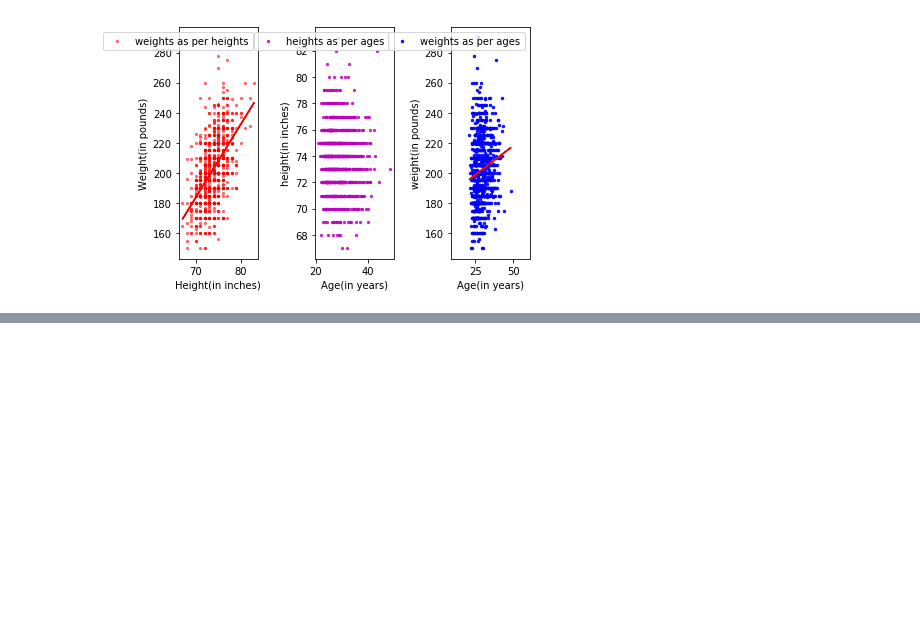
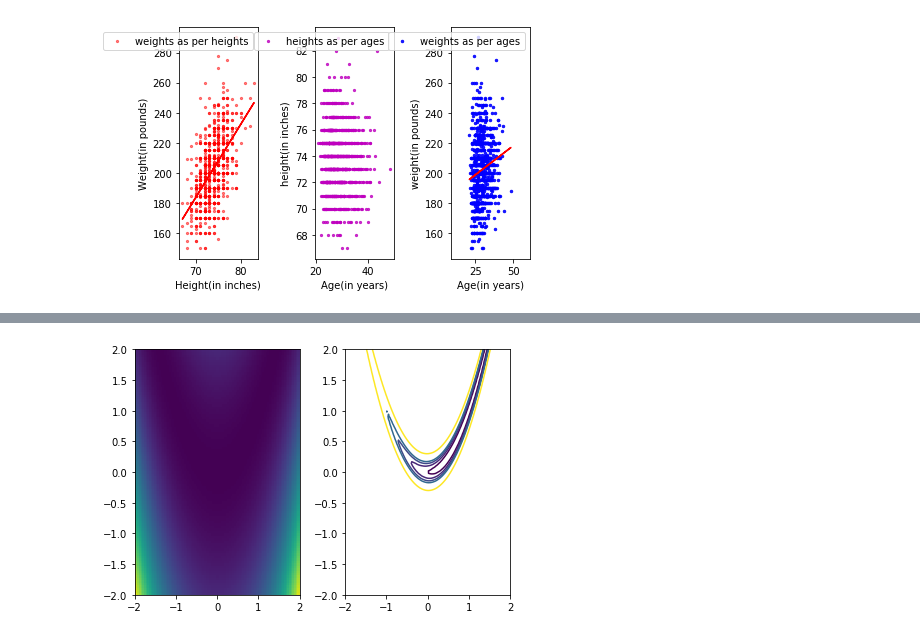
Before and after one commit to shekharkhetan/BootCamp2018, a Jupyter notebook: ProbSet2/Comp/data visualization.ipynb, the cells around one changed output, grey strips where cells are left out. Drawn from its saved outputs; the diff is of its cells as text; code cells hidden in the pictures; blank space fills up the shorter version.

```diff
--- a/ProbSet2/Comp/data visualization.ipynb
+++ b/ProbSet2/Comp/data visualization.ipynb
@@ -154,0 +149,23 @@ plt.show()
+# %%
+#solution 5
+import numpy as np
+from matplotlib import pyplot as plt
+
+def fn_rb(x, y):
+    f= ((1-x)**2)+100*((y-x**2)**2)
+    return f
+
+x = np.linspace(-2, 2, 100)
+X, Y  = np.meshgrid(x, x)
+Z = fn_rb(X, Y)
+
+fig, ax = plt.subplots(1,2)
+ax[0].pcolormesh(X, Y, Z, cmap="viridis")
+plt.tight_layout()
+
+ax[1].contour(X, Y, Z,[ -1, 0, 1, 2, 3, 4, 10] ,cmap="viridis")
+plt.tight_layout()
+
+plt.show()
+# %% [output]
+[figure, added]
```
Also changed, not shown: parts of 3 cells of this notebook, 3 other files.
